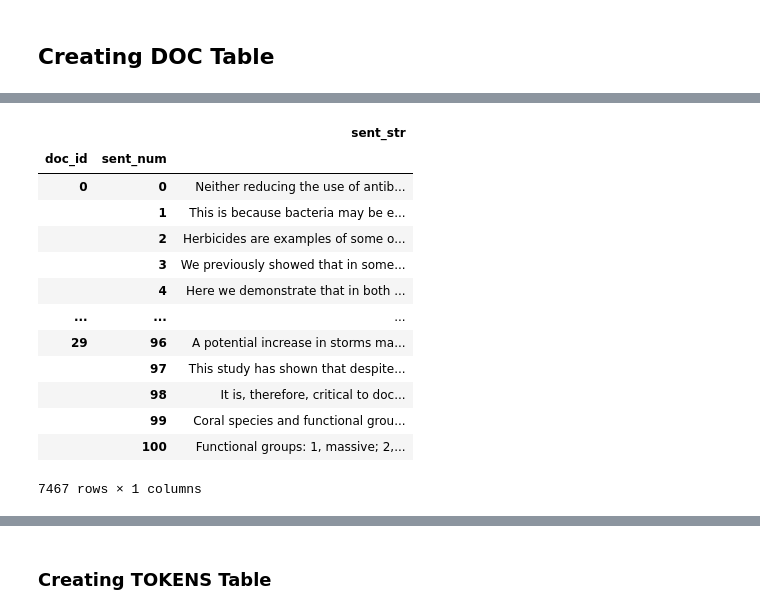
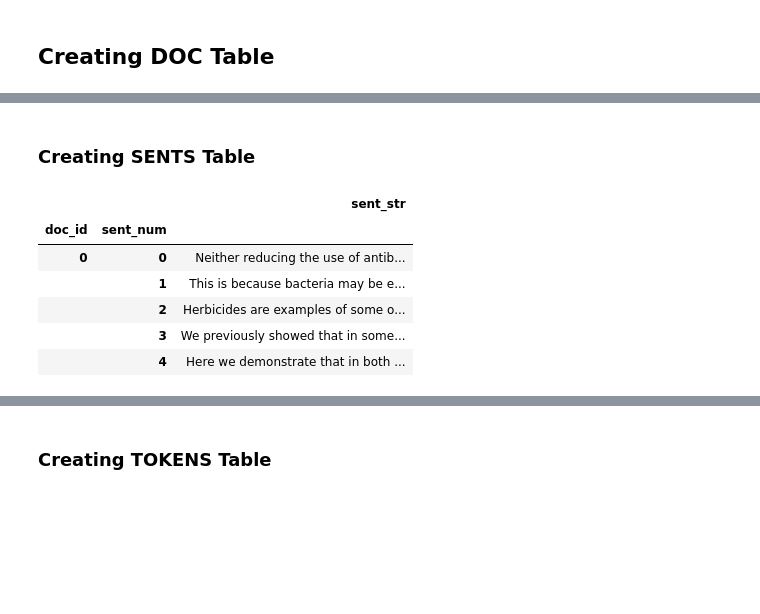
Before and after one commit to caroline-kranefuss/evolving_sentiment_climate, a Jupyter notebook: notebooks/EDA.ipynb, the cells around one changed output, grey strips where cells are left out. Drawn from its saved outputs; the diff is of its cells as text; code cells hidden in the pictures; blank space fills up the shorter version.

```diff
--- a/notebooks/EDA.ipynb
+++ b/notebooks/EDA.ipynb
@@ -152,22 +130,17 @@ DOC_to_join.head()
+# %% [markdown]
+### Creating SENTS Table
 # %%
 # Parse into Sentences with NLTK
 SENTS = DOC.doc_content.apply(lambda x: pd.Series(nltk.sent_tokenize(x), dtype='string')).stack().to_frame('sent_str')
 SENTS = SENTS.sent_str[SENTS.sent_str.apply(lambda x: isinstance(x, str))] # From Claude
 SENTS.index.names = ['doc_id','sent_num']
 SENTS = SENTS.to_frame()
-SENTS
+SENTS.head()
 # %% [output]
 |  |  | sent_str |
 | doc_id | sent_num |  |
 | 0 | 0 | Neither reducing the use of antib... |
 |  | 1 | This is because bacteria may be e... |
 |  | 2 | Herbicides are examples of some o... |
 |  | 3 | We previously showed that in some... |
 |  | 4 | Here we demonstrate that in both ... |
-| ... | ... | ... |
-| 29 | 96 | A potential increase in storms ma... |
-|  | 97 | This study has shown that despite... |
-|  | 98 | It is, therefore, critical to doc... |
-|  | 99 | Coral species and functional grou... |
-|  | 100 | Functional groups: 1, massive; 2,... |
-7467 rows × 1 columns
```
Also changed, not shown: parts of 5 cells of this notebook.
